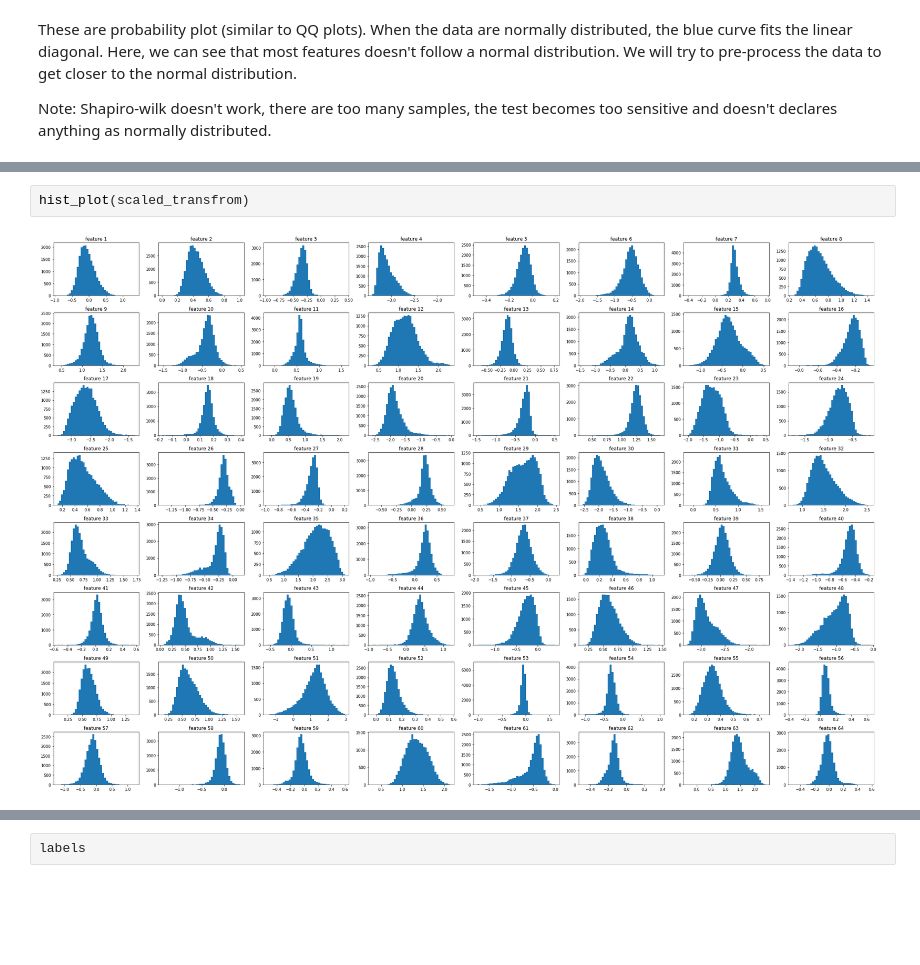
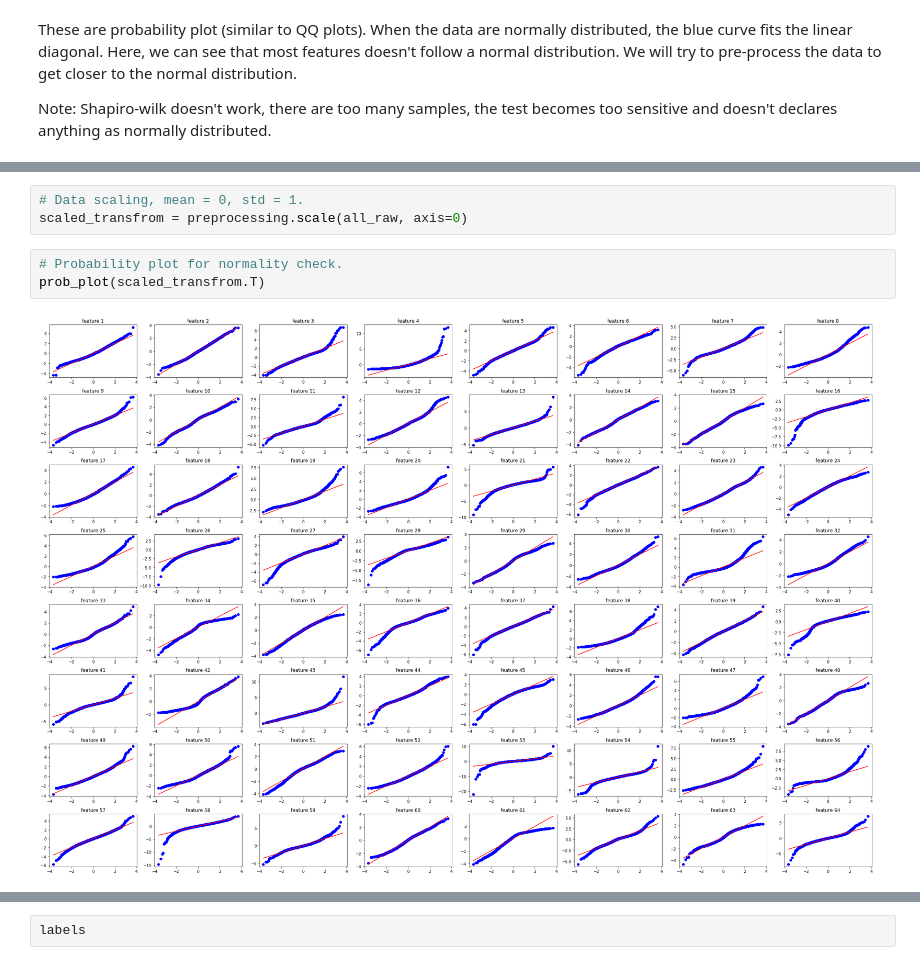
Before and after one commit to ancnudde/Artificial_intelligence, a Jupyter notebook: visualisation.ipynb, the cells around one changed output, grey strips where cells are left out. Drawn from its saved outputs; the diff is of its cells as text; blank space fills up the shorter version.

```diff
--- a/visualisation.ipynb
+++ b/visualisation.ipynb
@@ -79,4 +86,8 @@ prob_plot(scaled_transfrom)
-# %%
-hist_plot(scaled_transfrom)
-# %% [output]
-[figure, removed]
+# %%
+# Data scaling, mean = 0, std = 1.
+scaled_transfrom = preprocessing.scale(all_raw, axis=0)
+# %%
+# Probability plot for normality check.
+prob_plot(scaled_transfrom.T)
+# %% [output]
+[figure, added]
```
Also changed, not shown: parts of 20 cells of this notebook, 1 other file.
